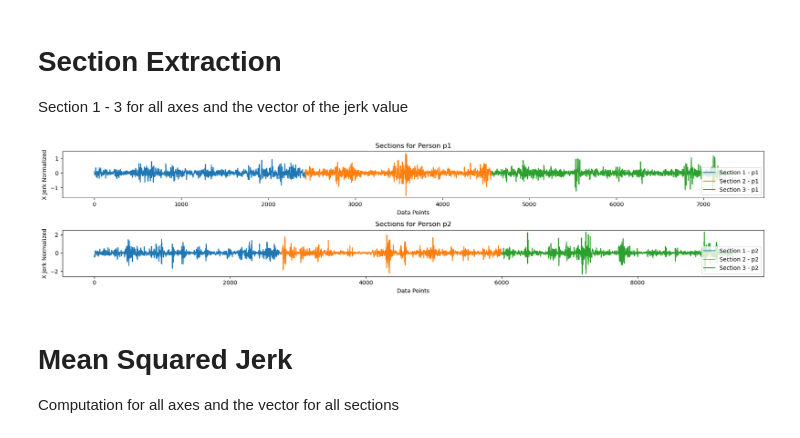
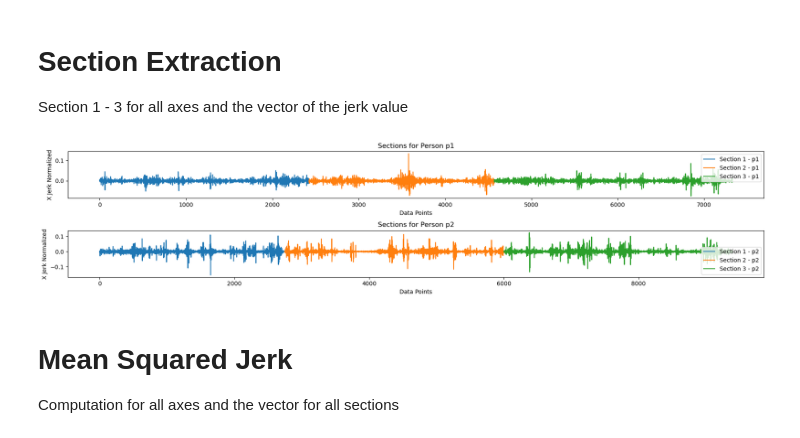
Before and after one commit to doertiboy/MasterStudy, a Jupyter notebook: FeatureExtraction.ipynb, the cells around one changed output. Cells and saved outputs as stored; diff of their text form; code cells hidden in the pictures.

```diff
--- a/FeatureExtraction.ipynb
+++ b/FeatureExtraction.ipynb
@@ -49,41 +50,41 @@ for person_name in acc_dict:
     acc_dataset['section_3_vector_jerk_normalized_global'] = acc_dataset['jerk_vector_normalized_global'][end:-1]
 # %%
 # Extract the data for person p1
-p1_section1 = acc_dict['p1']['section_1_x_jerk_normalized_global']
-p1_section2 = acc_dict['p1']['section_2_x_jerk_normalized_global']
-p1_section3 = acc_dict['p1']['section_3_x_jerk_normalized_global']
+p1_section1 = acc_dict['p1']['section_1_vector_jerk_normalized_global']
+p1_section2 = acc_dict['p1']['section_2_vector_jerk_normalized_global']
+p1_section3 = acc_dict['p1']['section_3_vector_jerk_normalized_global']
 
 # Extract the data for person p2
-p2_section1 = acc_dict['p2']['section_1_x_jerk_normalized_global']
-p2_section2 = acc_dict['p2']['section_2_x_jerk_normalized_global']
-p2_section3 = acc_dict['p2']['section_3_x_jerk_normalized_global']
+p2_section1 = acc_dict['p2']['section_1_vector_jerk_normalized_global']
+p2_section2 = acc_dict['p2']['section_2_vector_jerk_normalized_global']
+p2_section3 = acc_dict['p2']['section_3_vector_jerk_normalized_global']
 
 # Create subplots
 fig, (ax1, ax2) = plt.subplots(2, 1, figsize=(18, 4))
 
 # Plot data for person p1
 ax1.plot(p1_section1, label='Section 1 - p1')
 ax1.plot(p1_section2, label='Section 2 - p1')
 ax1.plot(p1_section3, label='Section 3 - p1')
 ax1.set_title('Sections for Person p1')
 ax1.set_xlabel('Data Points')
 ax1.set_ylabel('X Jerk Normalized')
 ax1.legend()
 
 # Plot data for person p2
 ax2.plot(p2_section1, label='Section 1 - p2')
 ax2.plot(p2_section2, label='Section 2 - p2')
 ax2.plot(p2_section3, label='Section 3 - p2')
 ax2.set_title('Sections for Person p2')
 ax2.set_xlabel('Data Points')
 ax2.set_ylabel('X Jerk Normalized')
 ax2.legend()
 
 # Adjust layout and show plot
 plt.tight_layout()
 plt.show()
 # %% [output]
-[figure, old version]
+[figure, new version]
 # %% [markdown]
 # Mean Squared Jerk
 Computation for all axes and the vector for all sections
```
Also changed, not shown: parts of 16 cells of this notebook, 7 other files.
